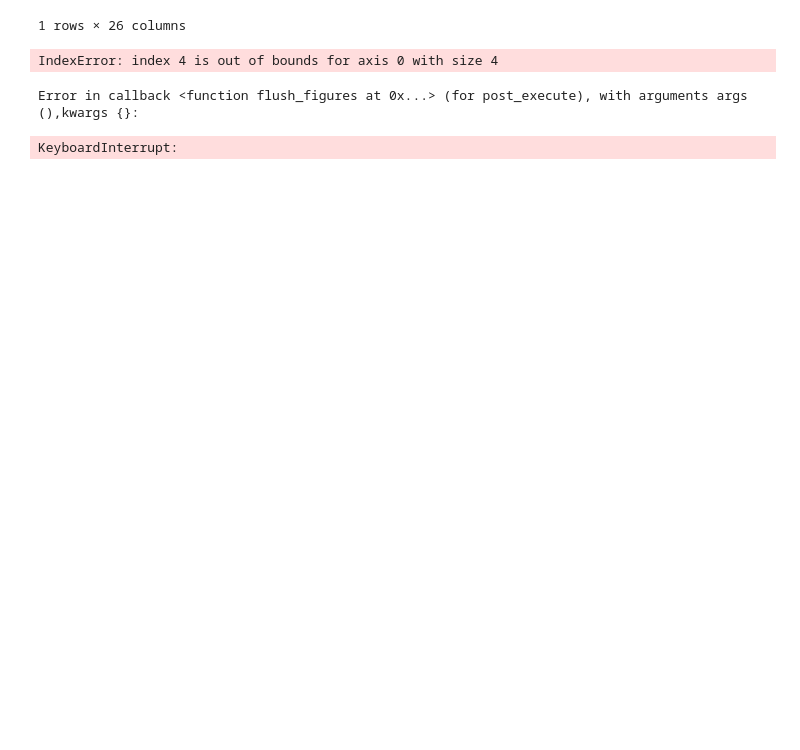
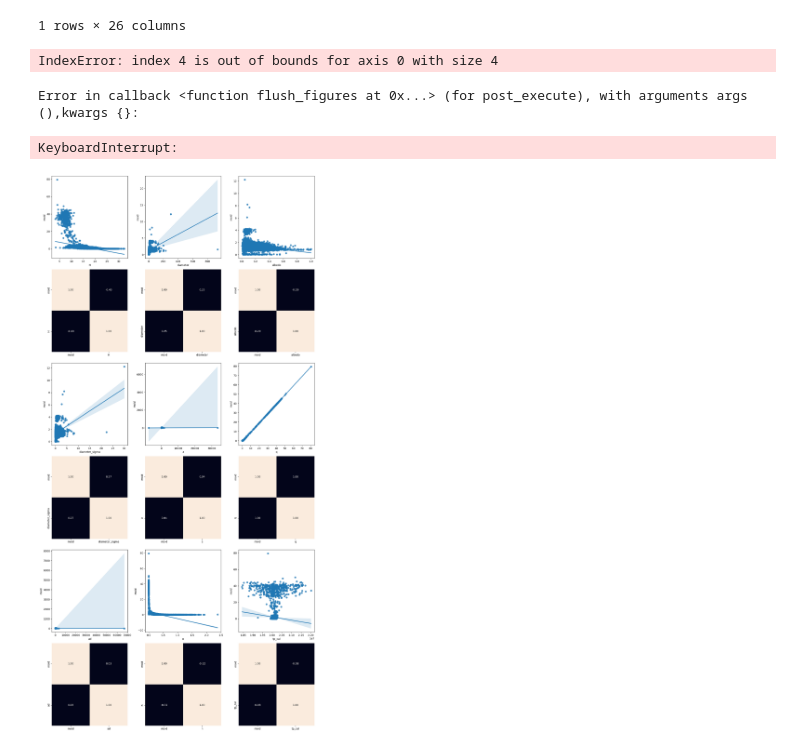
Before and after one commit to PazReumante/asteroid_prediction, a Jupyter notebook: Project/explore_base.ipynb, the cells around one changed output. Saved outputs shown, nothing was run; the diff lists cells and outputs as text; code cells hidden in the pictures; blank space fills up the shorter version.

```diff
--- a/Project/explore_base.ipynb
+++ b/Project/explore_base.ipynb
@@ -231,38 +231,44 @@ Error in callback <function flush_figures at 0x...> (for post_execute), with arg
 KeyboardInterrupt:
 # %%
 # Create scatter plots and heatmaps
+
+ig, axis = plt.subplots(6, 3, figsize=(15, 30))
+
+
 sns.regplot(data=sample_total_data, x="H", y="moid", ax=axis[0, 0])
 sns.heatmap(sample_total_data[["moid", "H"]].corr(), annot=True, fmt=".2f", ax=axis[1, 0], cbar=False)
 
 sns.regplot(data=sample_total_data, x="diameter", y="moid", ax=axis[0, 1])
 sns.heatmap(sample_total_data[["moid", "diameter"]].corr(), annot=True, fmt=".2f", ax=axis[1, 1], cbar=False)
 
 sns.regplot(data=sample_total_data, x="albedo", y="moid", ax=axis[0, 2])
 sns.heatmap(sample_total_data[["moid", "albedo"]].corr(), annot=True, fmt=".2f", ax=axis[1, 2], cbar=False)
 
 sns.regplot(data=sample_total_data, x="diameter_sigma", y="moid", ax=axis[2, 0])
 sns.heatmap(sample_total_data[["moid", "diameter_sigma"]].corr(), annot=True, fmt=".2f", ax=axis[3, 0], cbar=False)
 
 sns.regplot(data=sample_total_data, x="a", y="moid", ax=axis[2, 1])
 sns.heatmap(sample_total_data[["moid", "a"]].corr(), annot=True, fmt=".2f", ax=axis[3, 1], cbar=False)
 
 sns.regplot(data=sample_total_data, x="q", y="moid", ax=axis[2, 2])
 sns.heatmap(sample_total_data[["moid", "q"]].corr(), annot=True, fmt=".2f", ax=axis[3, 2], cbar=False)
 
 sns.regplot(data=sample_total_data, x="ad", y="moid", ax=axis[4, 0])
 sns.heatmap(sample_total_data[["moid", "ad"]].corr(), annot=True, fmt=".2f", ax=axis[5, 0], cbar=False)
 
 sns.regplot(data=sample_total_data, x="n", y="moid", ax=axis[4, 1])
 sns.heatmap(sample_total_data[["moid", "n"]].corr(), annot=True, fmt=".2f", ax=axis[5, 1], cbar=False)
 
 sns.regplot(data=sample_total_data, x="tp_cal", y="moid", ax=axis[4, 2])
 sns.heatmap(sample_total_data[["moid", "tp_cal"]].corr(), annot=True, fmt=".2f", ax=axis[5, 2], cbar=False)
 
 # Adjust layout
 plt.tight_layout()
 
 # Show the plot
 plt.show()
+# %% [output]
+[figure, added]
 # %%
 # Análisis de correlaciones variables categóricas
 # Factoriazción de variables categóricas
```
Also changed, not shown: parts of 14 cells of this notebook.
